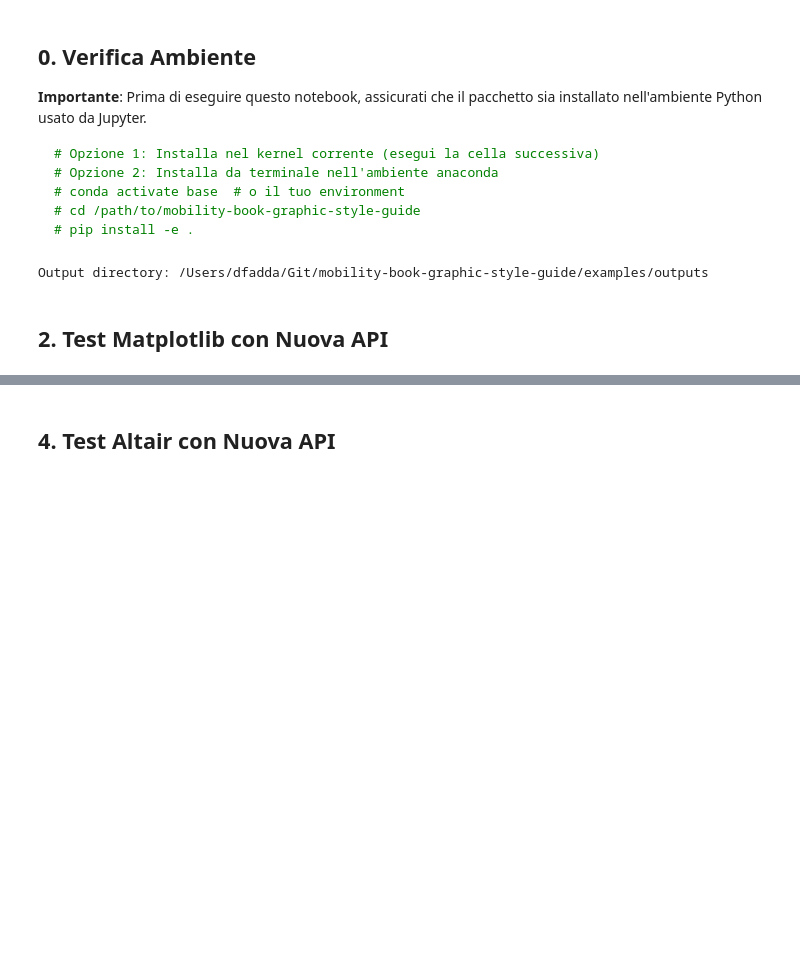
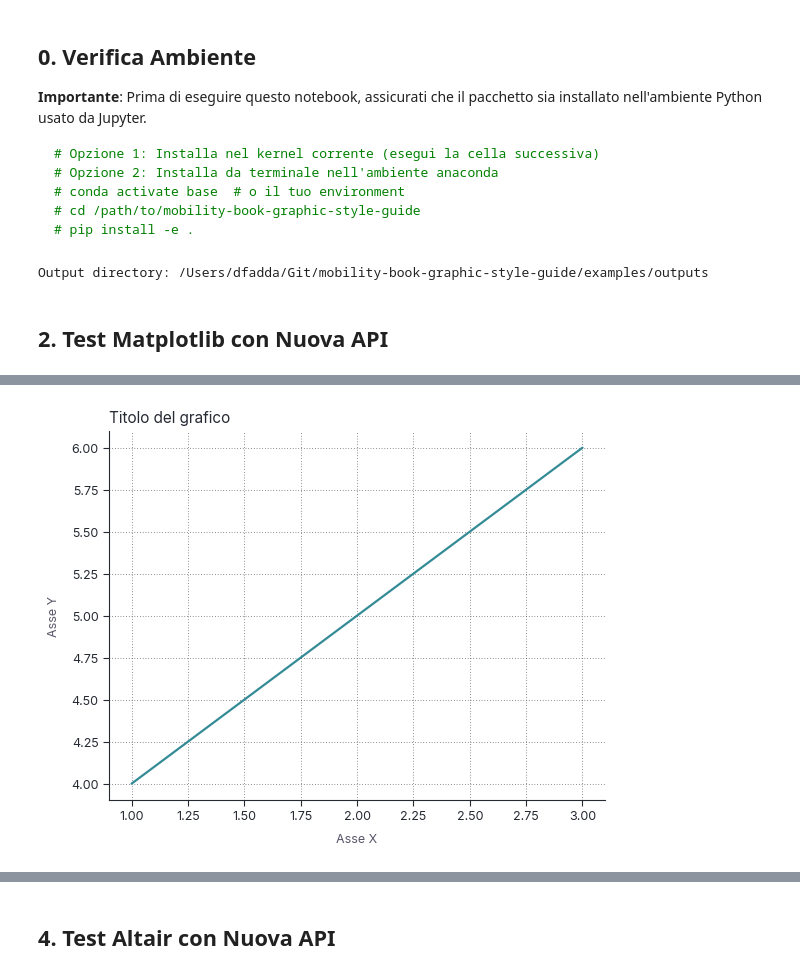
Before and after one commit to danielefadda/mobility-book-graphic-style-guide, a Jupyter notebook: examples/demo_new_api.ipynb, the cells around one changed output, grey strips where cells are left out. Cells and saved outputs as stored; diff of their text form; code cells hidden in the pictures; blank space fills up the shorter version.

```diff
--- a/examples/demo_new_api.ipynb
+++ b/examples/demo_new_api.ipynb
@@ -211,3 +211,13 @@ plt.show()
+# %%
+# grafico minimo senza nessuna personalizzazione, solo titolo e nome assi
+import matplotlib.pyplot as plt
+plt.plot([1, 2, 3], [4, 5, 6])
+plt.title("Titolo del grafico")
+plt.xlabel("Asse X")
+plt.ylabel("Asse Y")
+plt.show()
+# %% [output]
+[figure, added]
 # %%
 # Crea il tuo grafico
 fig, ax = plt.subplots()
```
Also changed, not shown: parts of 6 cells of this notebook, 3 other files.
